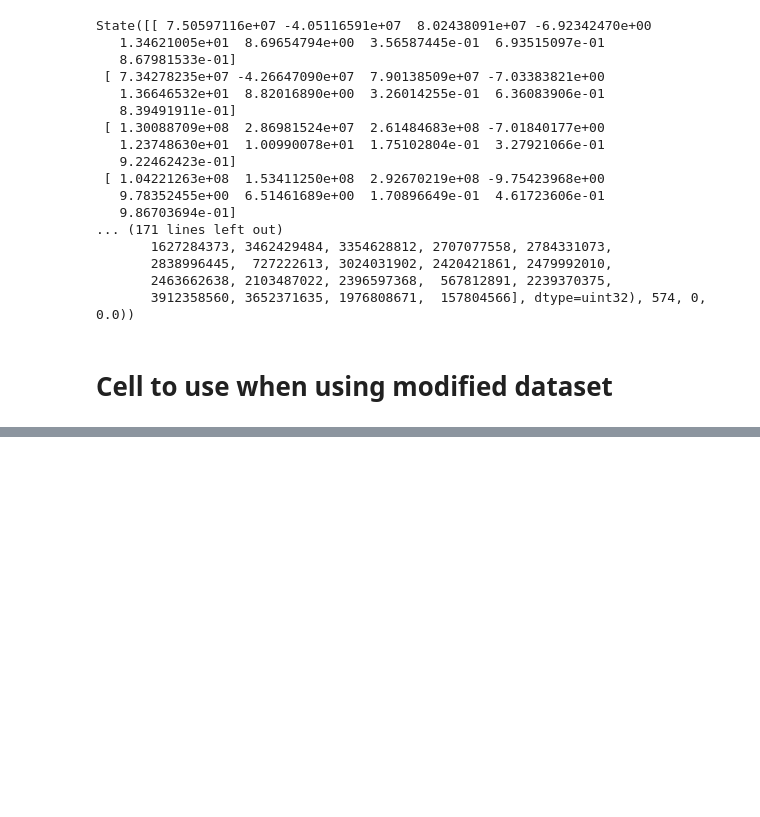
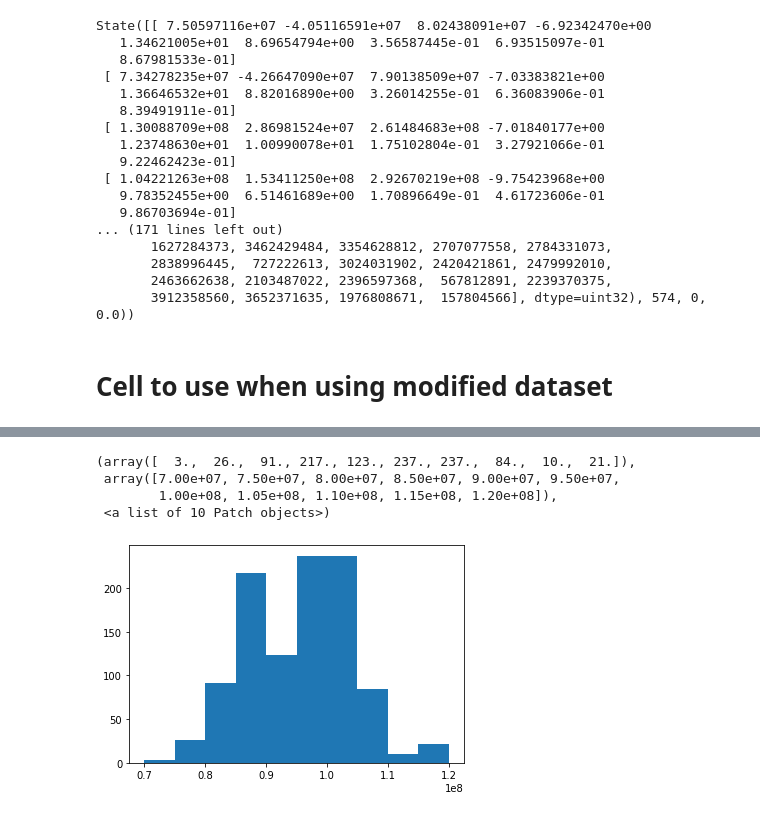
Before and after one commit to Harper741/comet_proj, a Jupyter notebook: Main_MCMC_notebook-Copy1.ipynb, the cells around one changed output, grey strips where cells are left out. Saved outputs shown, nothing was run; the diff lists cells and outputs as text; code cells hidden in the pictures; blank space fills up the shorter version.

```diff
--- a/Main_MCMC_notebook-Copy1.ipynb
+++ b/Main_MCMC_notebook-Copy1.ipynb
@@ -628,0 +637,10 @@ WARNING:root:Too few points to create valid contours
+# %%
+x = np.transpose(flat_samples)[0]
+# %%
+plt.hist(x, range = (0.7e8,1.2e8))
+# %% [output]
+(array([  3.,  26.,  91., 217., 123., 237., 237.,  84.,  10.,  21.]),
+ array([7.00e+07, 7.50e+07, 8.00e+07, 8.50e+07, 9.00e+07, 9.50e+07,
+        1.00e+08, 1.05e+08, 1.10e+08, 1.15e+08, 1.20e+08]),
+ <a list of 10 Patch objects>)
+[figure, added]
```
Also changed, not shown: parts of 7 cells of this notebook, 4 other files.
